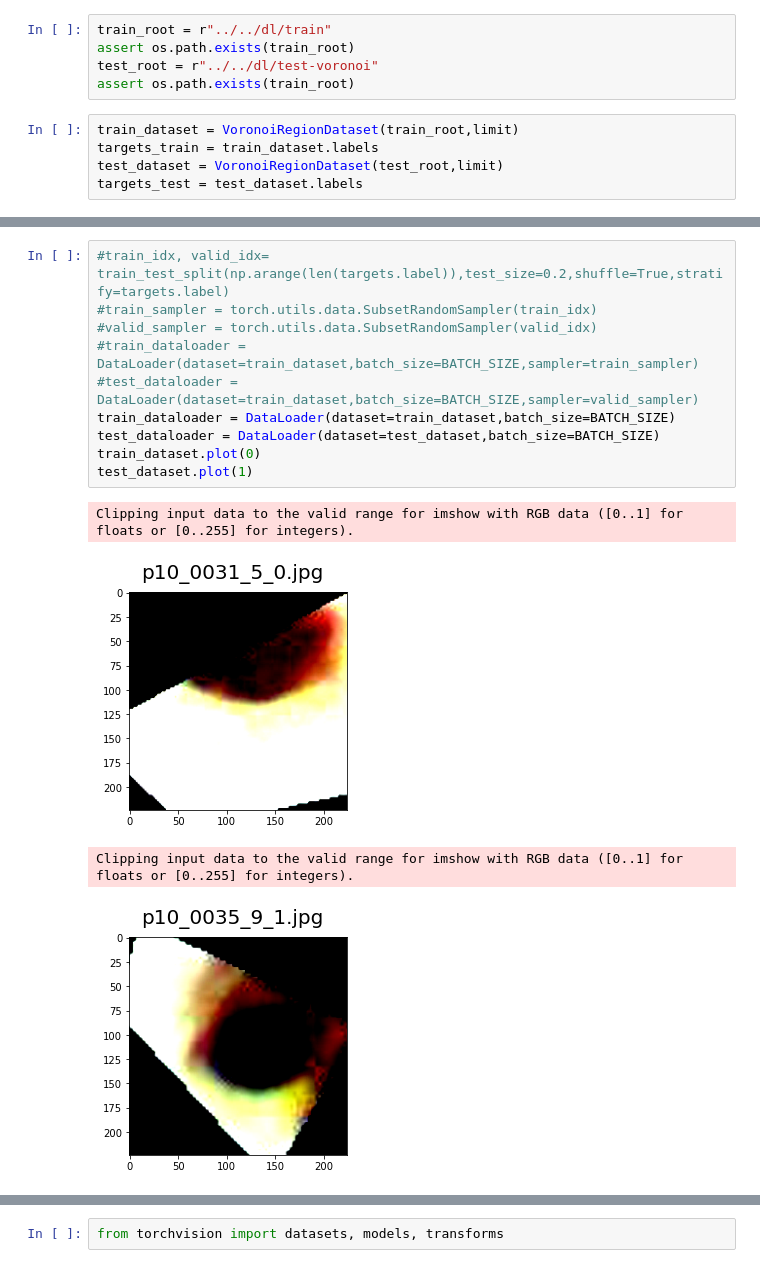
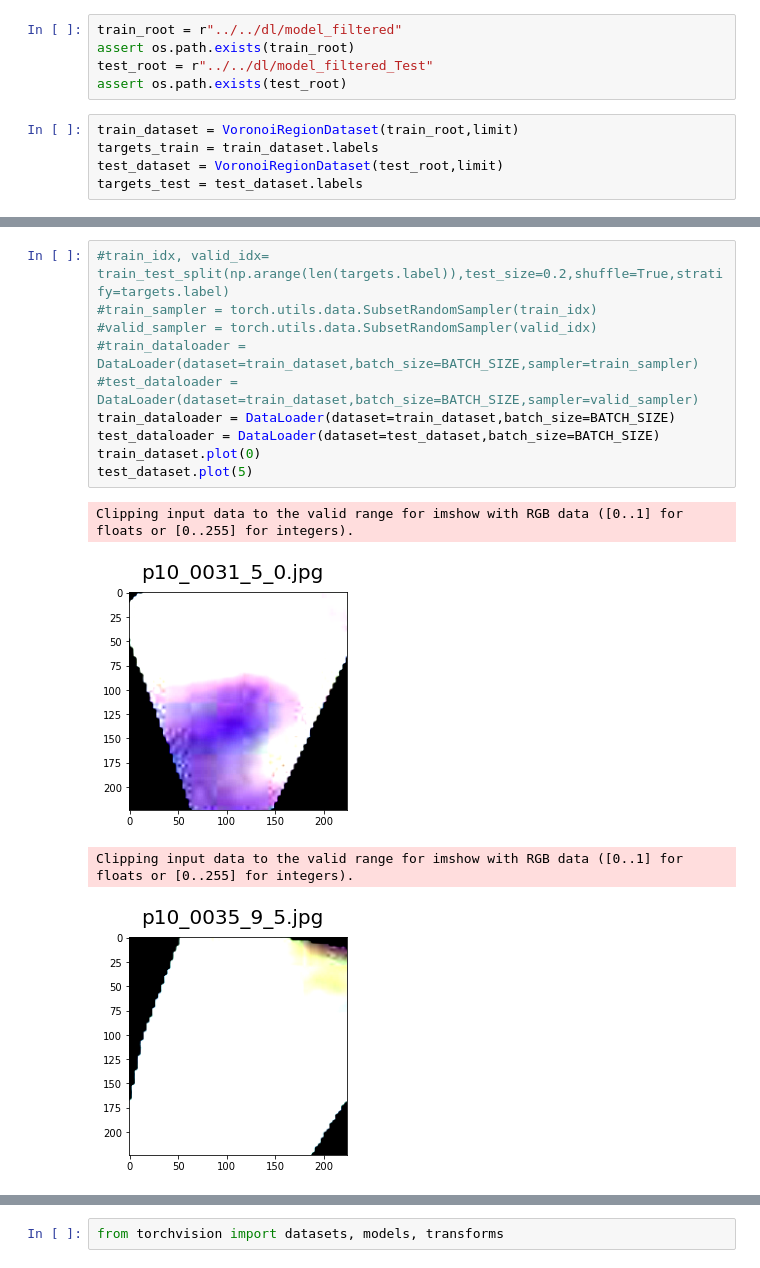
Before and after one commit to BlonskiP/local-features-segmentation, a Jupyter notebook: notebooks/model/DL-model.ipynb, the cells around one changed output, grey strips where cells are left out. Drawn from its saved outputs; the diff is of its cells as text.

```diff
--- a/notebooks/model/DL-model.ipynb
+++ b/notebooks/model/DL-model.ipynb
@@ -36,10 +34,10 @@ limit = None
 BATCH_SIZE = 20
 IMG_SHAPE = [244,244]
 # %%
-train_root = r"../../dl/train"
+train_root = r"../../dl/model_filtered"
 assert os.path.exists(train_root)
-test_root = r"../../dl/test-voronoi"
-assert os.path.exists(train_root)
+test_root = r"../../dl/model_filtered_Test"
+assert os.path.exists(test_root)
 # %%
 train_dataset = VoronoiRegionDataset(train_root,limit)
 targets_train = train_dataset.labels
@@ -92,18 +90,18 @@ x_1 = test_dataset.__getlabels__().label.hist()
 # %%
 #train_idx, valid_idx= train_test_split(np.arange(len(targets.label)),test_size=0.2,shuffle=True,stratify=targets.label)
 #train_sampler = torch.utils.data.SubsetRandomSampler(train_idx)
 #valid_sampler = torch.utils.data.SubsetRandomSampler(valid_idx)
 #train_dataloader = DataLoader(dataset=train_dataset,batch_size=BATCH_SIZE,sampler=train_sampler)
 #test_dataloader = DataLoader(dataset=train_dataset,batch_size=BATCH_SIZE,sampler=valid_sampler)
 train_dataloader = DataLoader(dataset=train_dataset,batch_size=BATCH_SIZE)
 test_dataloader = DataLoader(dataset=test_dataset,batch_size=BATCH_SIZE)
 train_dataset.plot(0)
-test_dataset.plot(1)
+test_dataset.plot(5)
 # %% [output]
 Clipping input data to the valid range for imshow with RGB data ([0..1] for floats or [0..255] for integers).
-[figure, old version]
+[figure, new version]
 Clipping input data to the valid range for imshow with RGB data ([0..1] for floats or [0..255] for integers).
-[figure, old version]
+[figure, new version]
 # %%
 print(train_dataset.__len__())
 print(test_dataset.__len__())
```
Also changed, not shown: parts of 9 cells of this notebook, 4 other files.
